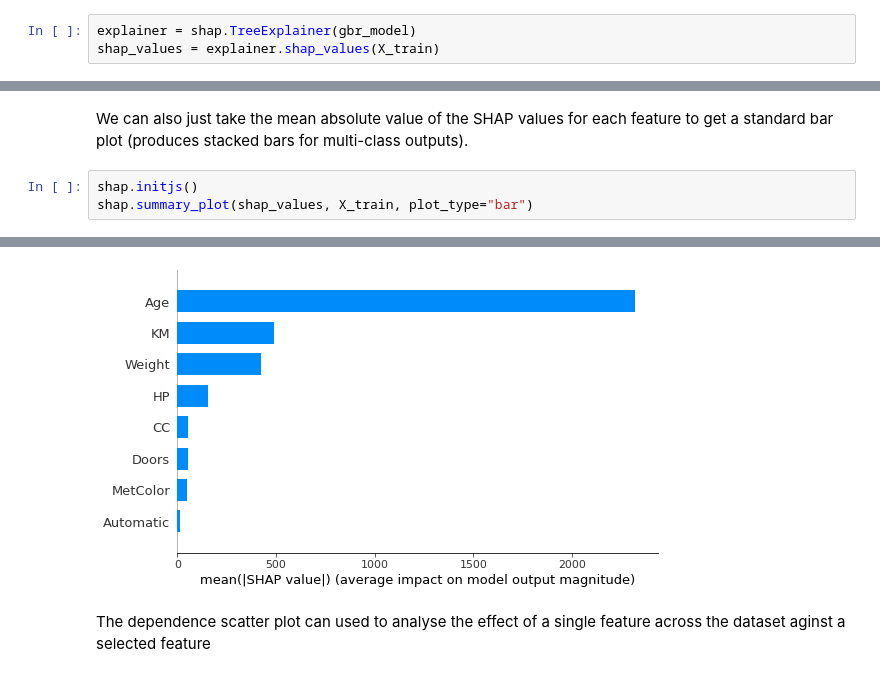
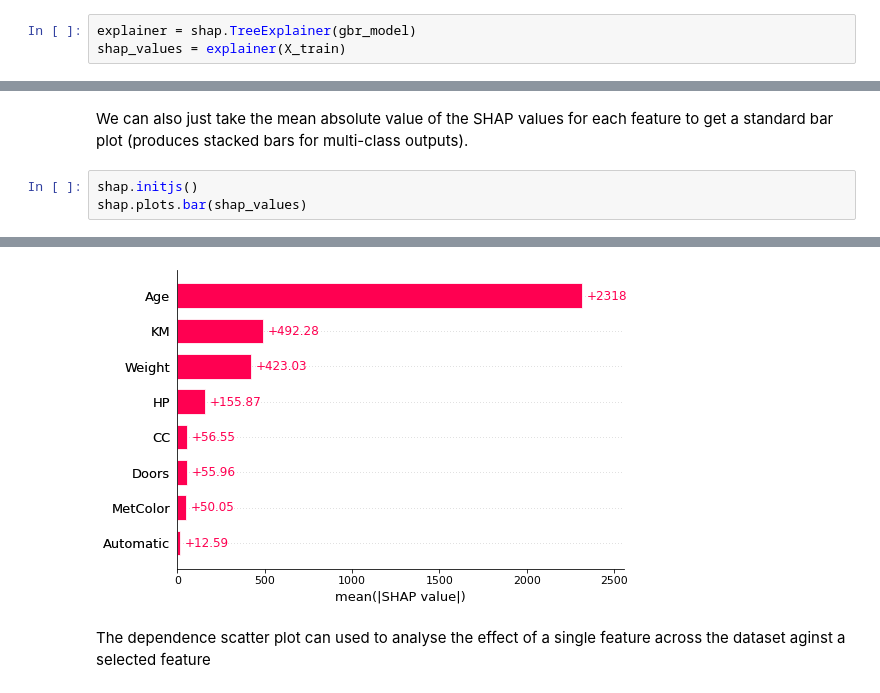
Before and after one commit to CDAC-lab/BUS5PR1-Analytics-Notebooks, a Jupyter notebook: 5_Explainable_AI.ipynb, the cells around one changed output, grey strips where cells are left out. Cells and saved outputs as stored; diff of their text form.

```diff
--- a/5_Explainable_AI.ipynb
+++ b/5_Explainable_AI.ipynb
@@ -165,5 +163,5 @@ import shap
 Create a shap explainer from gradient boosting model
 # %%
 explainer = shap.TreeExplainer(gbr_model)
-shap_values = explainer.shap_values(X_train)
+shap_values = explainer(X_train)
 # %% [output]
@@ -225,9 +223,9 @@ No data for colormapping provided via 'c'. Parameters 'vmin', 'vmax' will be ign
 We can also just take the mean absolute value of the SHAP values for each feature to get a standard bar plot (produces stacked bars for multi-class outputs).
 # %%
 shap.initjs()
-shap.summary_plot(shap_values, X_train, plot_type="bar")
+shap.plots.bar(shap_values)
 # %% [output]
 [interactive output not drawn]
-[figure, old version]
+[figure, new version]
 # %% [markdown]
 The dependence scatter plot can used to analyse the effect of a single feature across the dataset aginst a selected feature
```
Also changed, not shown: parts of 23 cells of this notebook.
